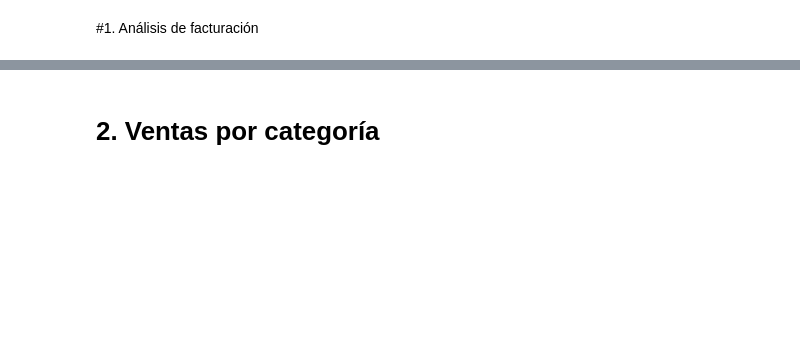
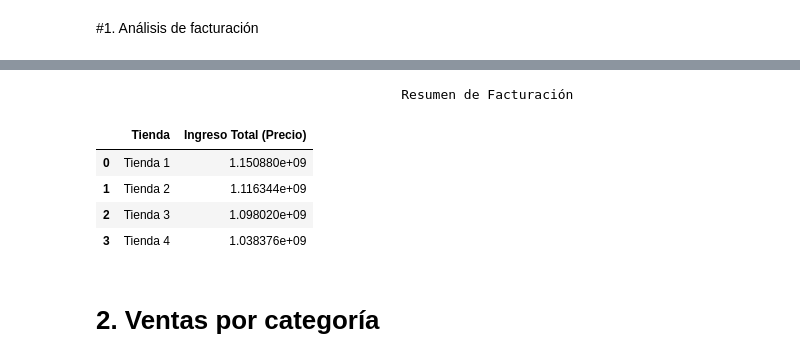
Before and after one commit to JDVAR7/2048-python-para-data-science-trabajar-con-funciones, a Jupyter notebook: alurastorelatam.ipynb, the cells around one changed output, grey strips where cells are left out. Cells and saved outputs as stored; diff of their text form; code cells hidden in the pictures; blank space fills up the shorter version.

```diff
--- a/alurastorelatam.ipynb
+++ b/alurastorelatam.ipynb
@@ -26,2 +39,29 @@ tienda.head()
 # %% [markdown]
 #1. Análisis de facturación
+# %%
+# Lista de DataFrames para un manejo eficiente y distribuido
+dataframes = {
+    "Tienda 1": tienda,
+    "Tienda 2": tienda2,
+    "Tienda 3": tienda3,
+    "Tienda 4": tienda4
+}
+# %%
+
+# Diccionario para almacenar los resultados
+ingresos_totales = {}
+
+print("Ingresos Totales por Tienda")
+print("---------------------------")
+
+for nombre, DF in dataframes.items():
+    # Seleccionamos la columna 'Precio' y aplicamos el método de suma
+    ingreso = DF['Precio'].sum()
+    ingresos_totales[nombre] = ingreso
+
+    # Se imprime el resultado
+    # la Cadena incluye una coma como separador de miles para mejor lectura
+    print(f"{nombre}: ${ingreso:,.2f}")
+    columns=['nombre', 'Ingreso)']
+
+print("----------------------------")
@@ -28,2 +76,20 @@ tienda.head()
+# %%
+# la idea es Convertir el diccionario de resultados en DataFrame
+Total_ingresos = pd.DataFrame(
+    list(ingresos_totales.items()),
+    columns=['Tienda', 'Ingreso Total (Precio)'])
+
+# Ordenar los ingresos de mayor a menor
+DF_ingresos_ordenados = Total_ingresos.sort_values(by='Ingreso Total (Precio)', ascending=False).reset_index(drop=True)
+
+print("\n                                       Resumen de Facturación")
+DF_ingresos_ordenados
+# %% [output]
+                                       Resumen de Facturación
+|  | Tienda | Ingreso Total (Precio) |
+| 0 | Tienda 1 | 1.150880e+09 |
+| 1 | Tienda 2 | 1.116344e+09 |
+| 2 | Tienda 3 | 1.098020e+09 |
+| 3 | Tienda 4 | 1.038376e+09 |
 # %% [markdown]
 # 2. Ventas por categoría
```
Also changed, not shown: parts of 4 cells of this notebook.
